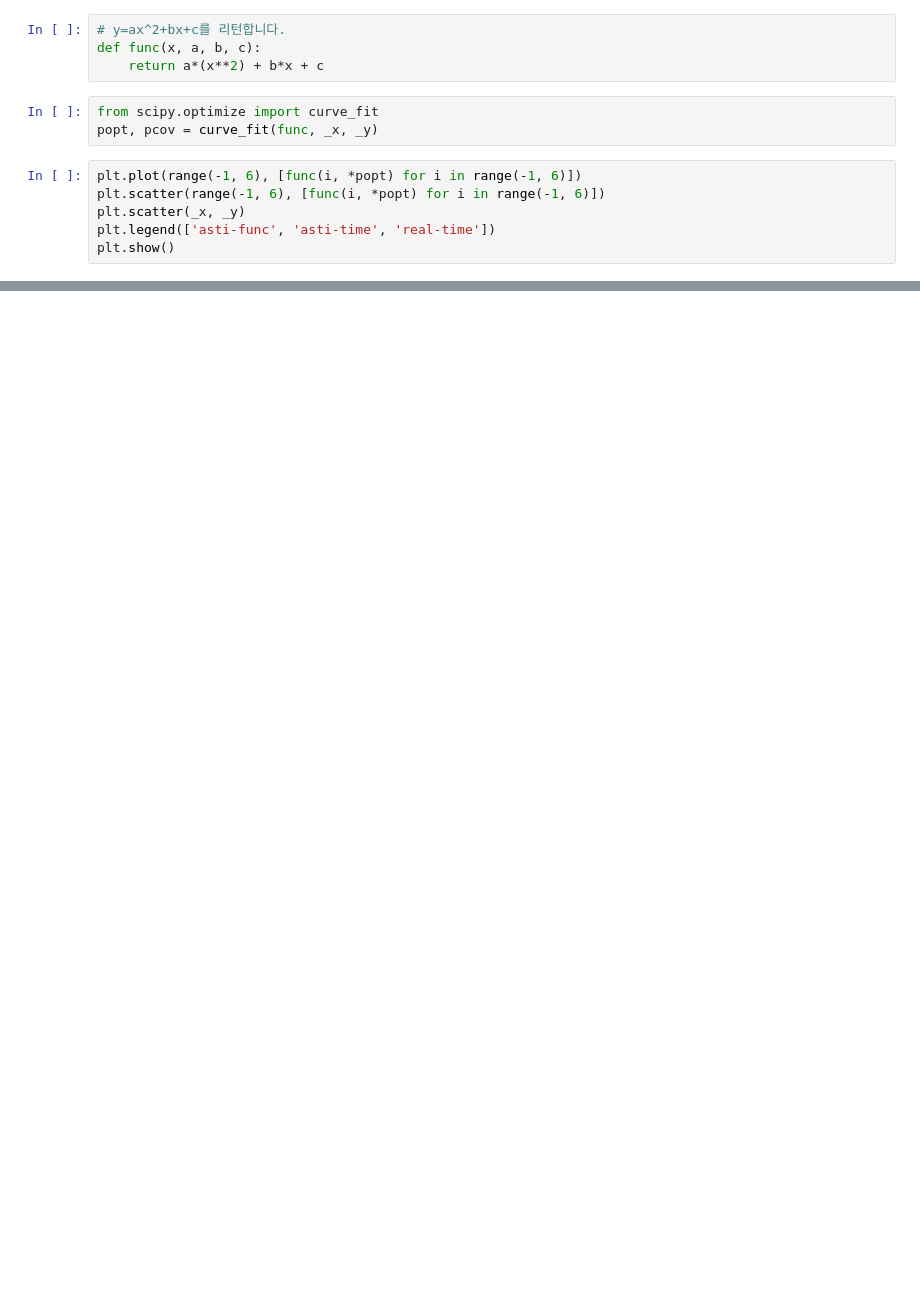
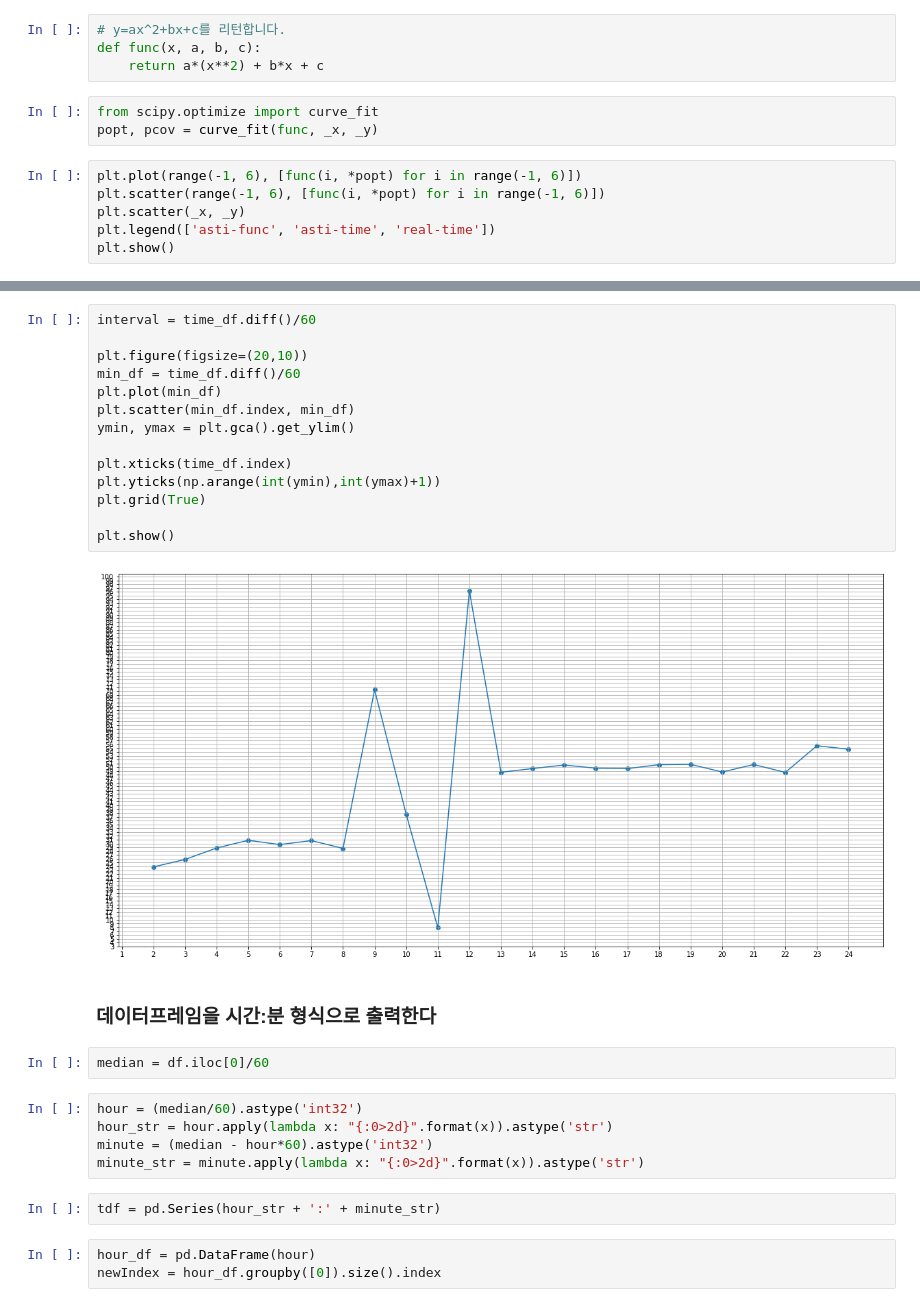
Before and after one commit to jongphago/Data-Structure-Project, a Jupyter notebook: BTTA_NullManagement.ipynb, the cells around one changed output, grey strips where cells are left out. Drawn from its saved outputs; the diff is of its cells as text; blank space fills up the shorter version.

```diff
--- a/BTTA_NullManagement.ipynb
+++ b/BTTA_NullManagement.ipynb
@@ -670,0 +950,30 @@ plt.show()
+# %%
+interval = time_df.diff()/60
+
+plt.figure(figsize=(20,10))
+min_df = time_df.diff()/60
+plt.plot(min_df)
+plt.scatter(min_df.index, min_df)
+ymin, ymax = plt.gca().get_ylim()
+
+plt.xticks(time_df.index)
+plt.yticks(np.arange(int(ymin),int(ymax)+1))
+plt.grid(True)
+
+plt.show()
+# %% [output]
+[figure, added]
+# %% [markdown]
+### 데이터프레임을 시간:분 형식으로 출력한다
+# %%
+median = df.iloc[0]/60
+# %%
+hour = (median/60).astype('int32')
+hour_str = hour.apply(lambda x: "{:0>2d}".format(x)).astype('str')
+minute = (median - hour*60).astype('int32')
+minute_str = minute.apply(lambda x: "{:0>2d}".format(x)).astype('str')
+# %%
+tdf = pd.Series(hour_str + ':' + minute_str)
+# %%
+hour_df = pd.DataFrame(hour)
+newIndex = hour_df.groupby([0]).size().index
```
Also changed, not shown: parts of 74 cells of this notebook, 3 other files.
